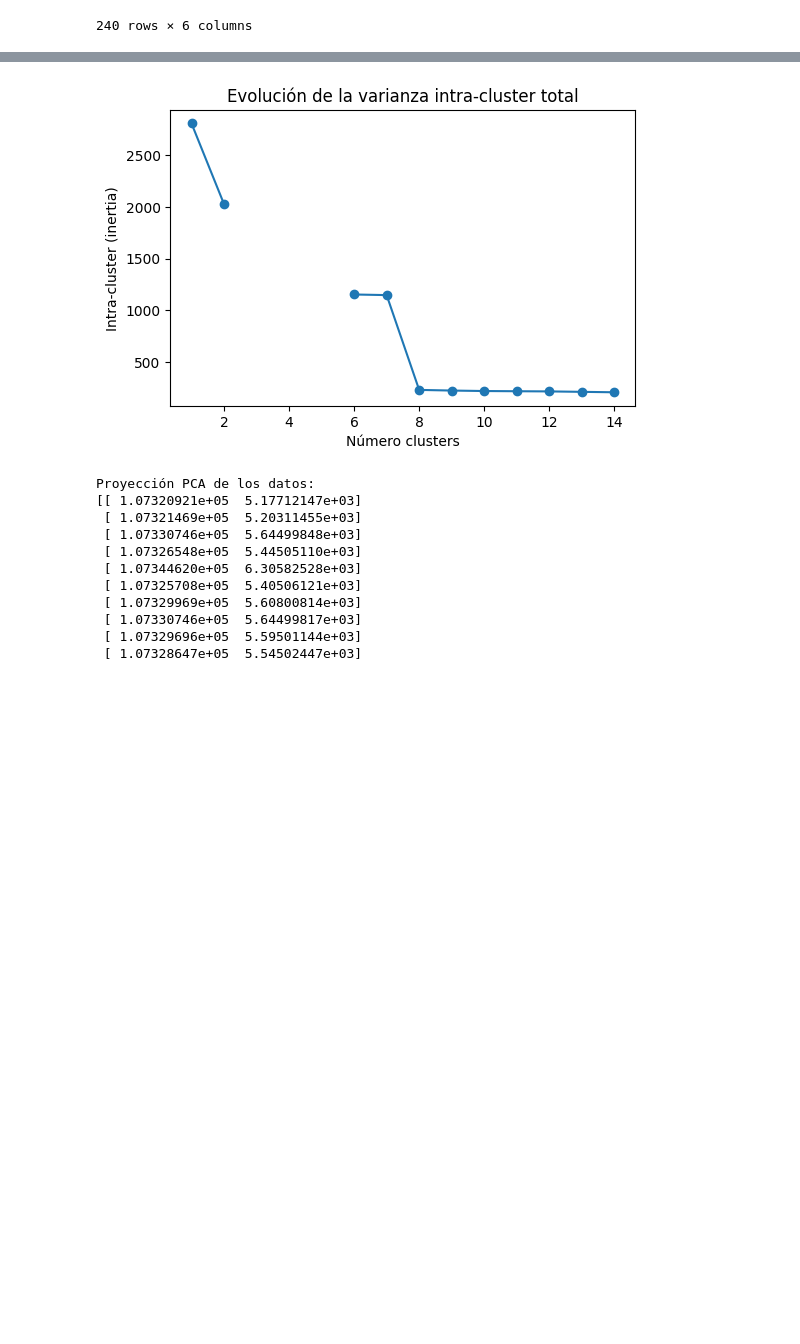
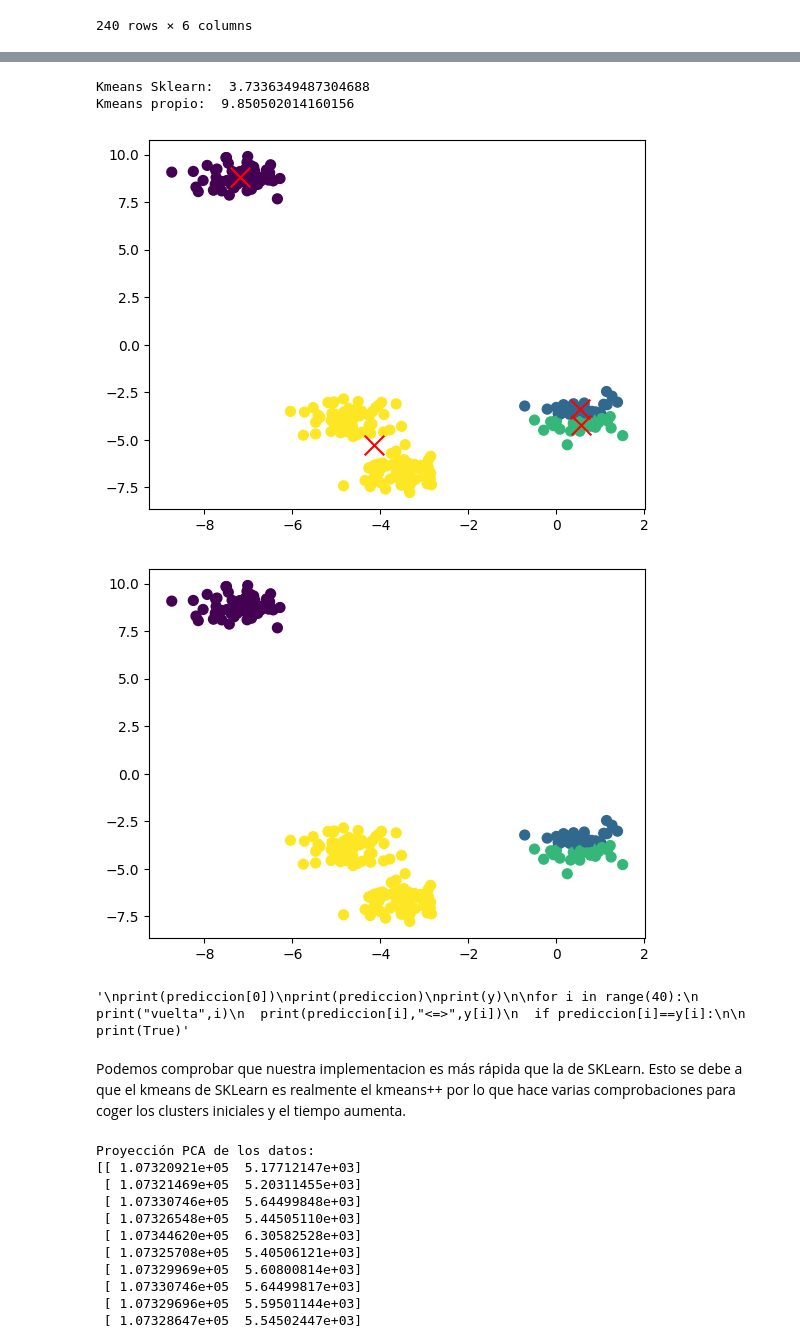
Before and after one commit to Mariolh33/G2_100472188_100429058_P2, a Jupyter notebook: Practica2.ipynb, the cells around one changed output, grey strips where cells are left out. Cells and saved outputs as stored; diff of their text form; code cells hidden in the pictures; blank space fills up the shorter version.

```diff
--- a/Practica2.ipynb
+++ b/Practica2.ipynb
@@ -82,15 +67,20 @@ inertias
 # %%
+import numpy as np
+from sklearn.cluster import KMeans
+import matplotlib.pyplot as plt
+import time
+
+
 import numpy as np
 
 class KMeans1:
-    def __init__(self, n_clusters, n_init=10, max_iter=300, tol=1e-4, random_state=None):
+    def __init__(self, n_clusters, max_iter=300, tol=1e-4, random_state=None):
         self.n_clusters = n_clusters
-        self.n_init = n_init
         self.max_iter = max_iter
         self.tol = tol
         self.random_state = random_state
 
-    def fit(self, X):
+    def fit_1(self, X):
         np.random.seed(self.random_state)
         n_samples, n_features = X.shape
 
@@ -98,50 +88,82 @@ class KMeans1:
         centroids_indices = np.random.choice(n_samples, size=self.n_clusters, replace=False)
         self.centroids = X[centroids_indices]
 
         # Bucle principal del algoritmo KMeans
         for _ in range(self.max_iter):
             # Asignar cada muestra al centroide más cercano
             labels = np.argmin(np.linalg.norm(X[:, np.newaxis] - self.centroids, axis=2), axis=1)
 
             # Actualizar los centroides como la media de las muestras asignadas a cada cluster
             new_centroids = np.array([X[labels == k].mean(axis=0) for k in range(self.n_clusters)])
 
             # Comprobar si la convergencia ha sido alcanzada (si los centroides han cambiado menos que la tolerancia)
             if np.all(np.abs(new_centroids - self.centroids) < self.tol):
                 break
 
             self.centroids = new_centroids
 
         # Calcular la inercia
         self.inertia_ = sum(np.min(np.linalg.norm(X[:, np.newaxis] - self.centroids, axis=2), axis=1))
 
         return self
 
-# Implementación del método elbow para encontrar el número óptimo de clusters
-range_n_clusters = range(1, 15)
-inertias = []
 
-for n_clusters in range_n_clusters:
-    modelo_kmeans = KMeans1(
-        n_clusters=n_clusters,
-        n_init=20,
+
+    def predict(self, X):
+        distances = np.array([[np.linalg.norm(point - centroid) for centroid in self.centroids] for point in X])
+        return np.argmin(distances, axis=1)
+
+
+
+kmeans = KMeans(n_clusters=4,init="random",
+        n_init=1,
+        random_state=8858)
+start_time= time.time()
+kmeans.fit(X)
+end_time=(time.time()-start_time)*1000
+print("Kmeans Sklearn: ",end_time)
+
+#predict con el modelo creado
+modelo_kmeans = KMeans1(
+        n_clusters=4,
         random_state=8858
     )
-    modelo_kmeans.fit(X)
-    inertias.append(modelo_kmeans.inertia_)
+start_time= time.time()
+modelo_kmeans.fit_1(X)
+end_time=(time.time()-start_time)*1000
+print("Kmeans propio: ",end_time)
 
-# Visualización del método elbow
-import matplotlib.pyplot as plt
+prediccion=modelo_kmeans.predict(X)
+prediccion2=kmeans.predict(X)
 
-fig, ax = plt.subplots(1, 1, figsize=(6, 3.84))
-ax.plot(range_n_clusters, inertias, marker='o')
-ax.set_title("Evolución de la varianza intra-cluster total")
-ax.set_xlabel('Número clusters')
-ax.set_ylabel('Intra-cluster (inertia)')
+centroids = modelo_kmeans.centroids
+plt.scatter(X[:, 0], X[:, 1], c=prediccion, s=50, cmap='viridis')
+plt.scatter(centroids[:, 0], centroids[:, 1], marker='x', s=200, color='red')
+plt.show()
+
+
+plt.scatter(X[:, 0], X[:, 1], c=prediccion2, s=50, cmap='viridis')
 
 plt.show()
+"""
+print(prediccion[0])
+print(prediccion)
+print(y)
+
+for i in range(40):
+  print("vuelta",i)
+  print(prediccion[i],"<=>",y[i])
+  if prediccion[i]==y[i]:
+
+    print(True)"""
 # %% [output]
+Kmeans Sklearn:  3.7336349487304688
+Kmeans propio:  9.850502014160156
-[figure, old version]
+[figure, new version]
+[figure, added]
+'\nprint(prediccion[0])\nprint(prediccion)\nprint(y)\n\nfor i in range(40):\n  print("vuelta",i)\n  print(prediccion[i],"<=>",y[i])\n  if prediccion[i]==y[i]:\n\n    print(True)'
+# %% [markdown]
+Podemos comprobar que nuestra implementacion es más rápida que la de SKLearn. Esto se debe a que el kmeans de SKLearn es realmente el kmeans++ por lo que hace varias comprobaciones para coger los clusters iniciales y el tiempo aumenta.
 # %%
 
 def pca(X, n_components):
```
Also changed, not shown: parts of 11 cells of this notebook.
